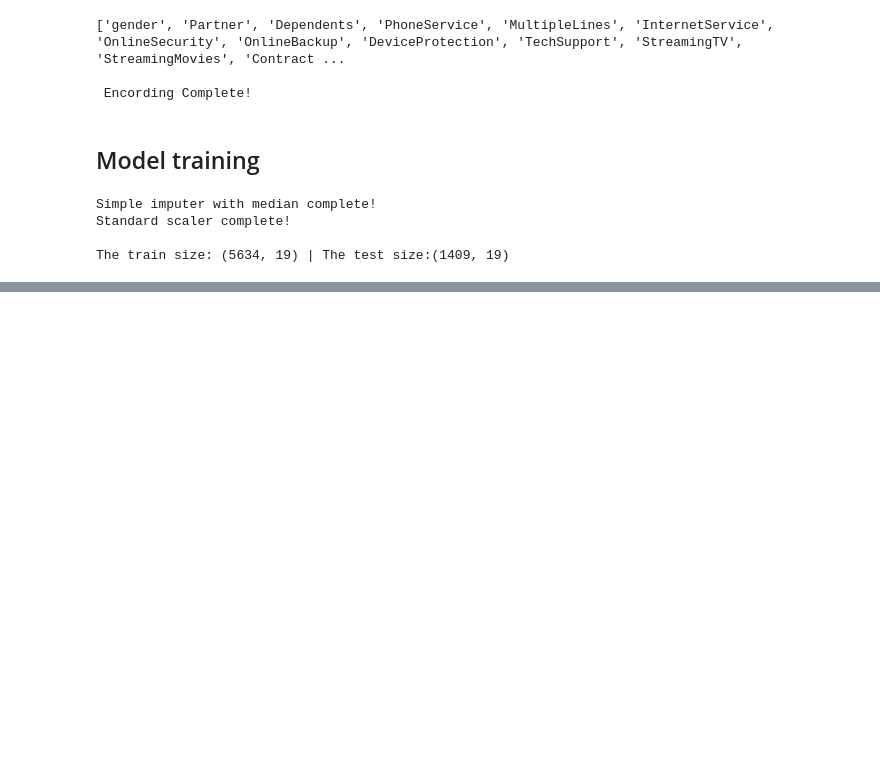
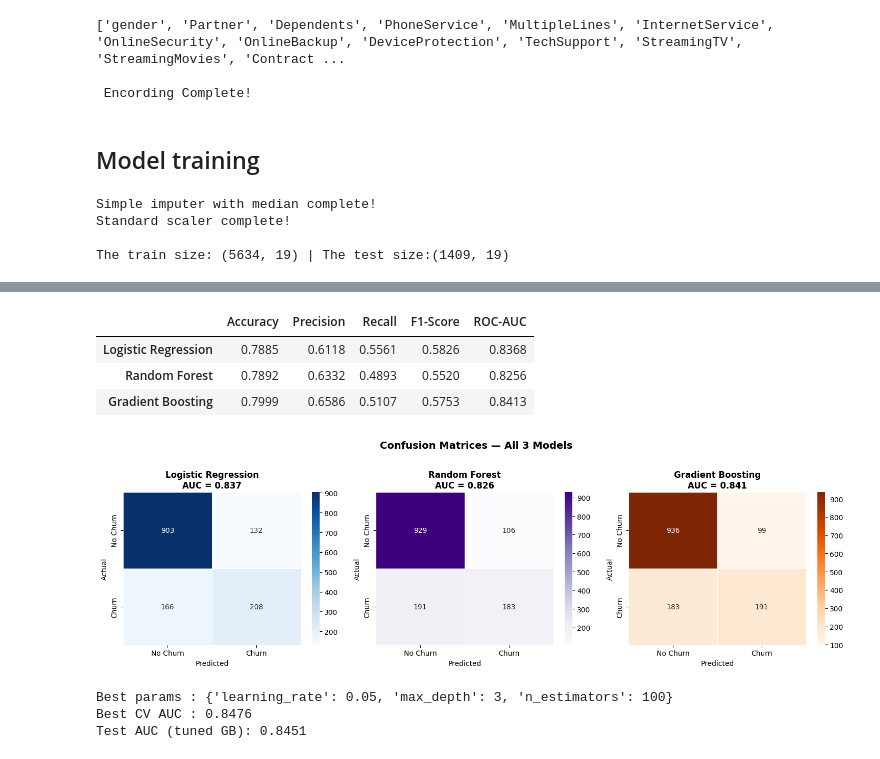
Before and after one commit to Levice085/Customer_churn_prediction, a Jupyter notebook: customer_churn_prediction.ipynb, the cells around one changed output, grey strips where cells are left out. Saved outputs shown, nothing was run; the diff lists cells and outputs as text; code cells hidden in the pictures; blank space fills up the shorter version.

```diff
--- a/customer_churn_prediction.ipynb
+++ b/customer_churn_prediction.ipynb
@@ -289,3 +294,26 @@ Simple imputer with median complete!
 Standard scaler complete!
 
 The train size: (5634, 19) | The test size:(1409, 19)
+# %%
+models = {
+    'Logistic Regression' : LogisticRegression(max_iter=100, random_state=42),
+    "Random Forest" : RandomForestClassifier(n_estimators=200, random_state=42),
+    "Gradient Boosting" : GradientBoostingClassifier(n_estimators=200, learning_rate=0.05,max_depth=4,random_state=42)
+
+}
+
+results = {}
+for name,model in models.items():
+    model.fit(X_train,y_train)
+    y_pred = model.predict(X_test)
+    y_prob = model.predict_proba(X_test)[:, 1]
+    results[name] = {
+            'model': model, 'y_pred': y_pred, 'y_prob': y_prob,
+            'accuracy':  accuracy_score(y_test, y_pred),
+            'precision': precision_score(y_test, y_pred),
+            'recall':    recall_score(y_test, y_pred),
+            'f1':        f1_score(y_test, y_pred),
+            'roc_auc':   roc_auc_score(y_test, y_prob)
+        }
+    print(f"{name:30s}  Acc={results[name]['accuracy']:.4f}  "
+          f"F1={results[name]['f1']:.4f}  AUC={results[name]['roc_auc']:.4f}")
@@ -291,0 +331,48 @@ The train size: (5634, 19) | The test size:(1409, 19)
+# %%
+# Model comparison table
+metrics_df = pd.DataFrame({
+    name: {k: round(v, 4) for k, v in res.items() if isinstance(v, float)}
+    for name, res in results.items()
+}).T
+metrics_df.columns = ['Accuracy', 'Precision', 'Recall', 'F1-Score', 'ROC-AUC']
+display(metrics_df)
+# %% [output]
+|  | Accuracy | Precision | Recall | F1-Score | ROC-AUC |
+| Logistic Regression | 0.7885 | 0.6118 | 0.5561 | 0.5826 | 0.8368 |
+| Random Forest | 0.7892 | 0.6332 | 0.4893 | 0.5520 | 0.8256 |
+| Gradient Boosting | 0.7999 | 0.6586 | 0.5107 | 0.5753 | 0.8413 |
+# %%
+# Confusion matrices — side by side
+fig, axes = plt.subplots(1, 3, figsize=(15, 4.5))
+for ax, (name, res), cmap in zip(axes, results.items(), ['Blues','Purples','Oranges']):
+    cm = confusion_matrix(y_test, res['y_pred'])
+    sns.heatmap(cm, annot=True, fmt='d', cmap=cmap, ax=ax, linewidths=0.5,
+                xticklabels=['No Churn','Churn'], yticklabels=['No Churn','Churn'])
+    ax.set_title(f'{name}\nAUC = {res["roc_auc"]:.3f}', fontweight='bold')
+    ax.set_xlabel('Predicted'); ax.set_ylabel('Actual')
+plt.suptitle('Confusion Matrices — All 3 Models', fontsize=14, fontweight='bold', y=1.02)
+plt.tight_layout()
+plt.savefig("charts/confusion_matrices.png", bbox_inches='tight')
+plt.show()
+# %% [output]
+[figure, added]
+# %%
+# [ADVANCED] Hyperparameter tuning with GridSearchCV on Gradient Boosting
+param_grid = {
+    'max_depth':     [3, 4, 5],
+    'learning_rate': [0.05, 0.1],
+    'n_estimators':  [100, 200]
+}
+gb_base = GradientBoostingClassifier(random_state=42)
+grid_search = GridSearchCV(gb_base, param_grid, cv=3, scoring='roc_auc', n_jobs=-1, verbose=0)
+grid_search.fit(X_train, y_train)
+best_gb = grid_search.best_estimator_
+
+print(f"Best params : {grid_search.best_params_}")
+print(f"Best CV AUC : {grid_search.best_score_:.4f}")
+test_auc = roc_auc_score(y_test, best_gb.predict_proba(X_test)[:,1])
+print(f"Test AUC (tuned GB): {test_auc:.4f}")
+# %% [output]
+Best params : {'learning_rate': 0.05, 'max_depth': 3, 'n_estimators': 100}
+Best CV AUC : 0.8476
+Test AUC (tuned GB): 0.8451
```
Also changed, not shown: parts of 3 cells of this notebook, 1 other file.
